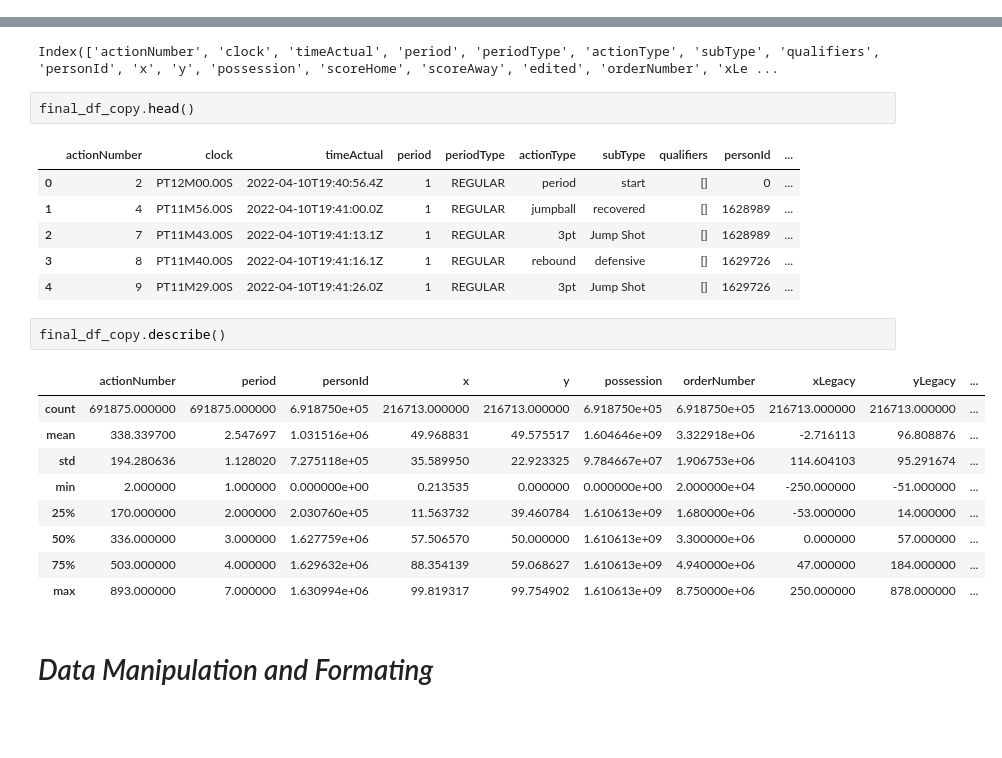
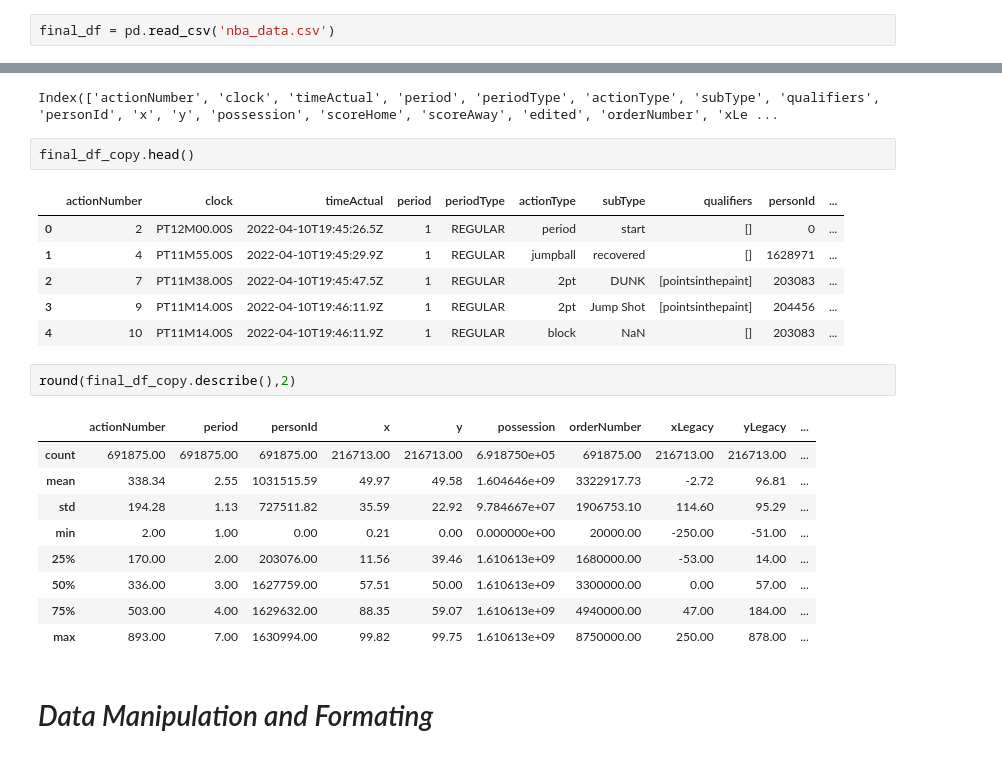
Before and after one commit to zachmort/nba_PBP_analysis, a Jupyter notebook: Season_pbp_20-21.ipynb, the cells around one changed output, grey strips where cells are left out. Saved outputs shown, nothing was run; the diff lists cells and outputs as text; blank space fills up the shorter version.

```diff
--- a/Season_pbp_20-21.ipynb
+++ b/Season_pbp_20-21.ipynb
@@ -97,3 +100,5 @@ print(len(final_df['gameid'].unique()))
+# %%
+final_df = pd.read_csv('nba_data.csv')
 # %% [markdown]
 # Instantiating Data Frame
 # %%
@@ -109,23 +122,23 @@ Index(['actionNumber', 'clock', 'timeActual', 'period', 'periodType', 'actionTyp
 final_df_copy.head()
 # %% [output]
 |  | actionNumber | clock | timeActual | period | periodType | actionType | subType | qualifiers | personId | ... |
-| 0 | 2 | PT12M00.00S | 2022-04-10T19:40:56.4Z | 1 | REGULAR | period | start | [] | 0 | ... |
-| 1 | 4 | PT11M56.00S | 2022-04-10T19:41:00.0Z | 1 | REGULAR | jumpball | recovered | [] | 1628989 | ... |
-| 2 | 7 | PT11M43.00S | 2022-04-10T19:41:13.1Z | 1 | REGULAR | 3pt | Jump Shot | [] | 1628989 | ... |
-| 3 | 8 | PT11M40.00S | 2022-04-10T19:41:16.1Z | 1 | REGULAR | rebound | defensive | [] | 1629726 | ... |
-| 4 | 9 | PT11M29.00S | 2022-04-10T19:41:26.0Z | 1 | REGULAR | 3pt | Jump Shot | [] | 1629726 | ... |
+| 0 | 2 | PT12M00.00S | 2022-04-10T19:45:26.5Z | 1 | REGULAR | period | start | [] | 0 | ... |
+| 1 | 4 | PT11M55.00S | 2022-04-10T19:45:29.9Z | 1 | REGULAR | jumpball | recovered | [] | 1628971 | ... |
+| 2 | 7 | PT11M38.00S | 2022-04-10T19:45:47.5Z | 1 | REGULAR | 2pt | DUNK | [pointsinthepaint] | 203083 | ... |
+| 3 | 9 | PT11M14.00S | 2022-04-10T19:46:11.9Z | 1 | REGULAR | 2pt | Jump Shot | [pointsinthepaint] | 204456 | ... |
+| 4 | 10 | PT11M14.00S | 2022-04-10T19:46:11.9Z | 1 | REGULAR | block | NaN | [] | 203083 | ... |
 # %%
-final_df_copy.describe()
+round(final_df_copy.describe(),2)
 # %% [output]
 |  | actionNumber | period | personId | x | y | possession | orderNumber | xLegacy | yLegacy | ... |
-| count | 691875.000000 | 691875.000000 | 6.918750e+05 | 216713.000000 | 216713.000000 | 6.918750e+05 | 6.918750e+05 | 216713.000000 | 216713.000000 | ... |
-| mean | 338.339700 | 2.547697 | 1.031516e+06 | 49.968831 | 49.575517 | 1.604646e+09 | 3.322918e+06 | -2.716113 | 96.808876 | ... |
-| std | 194.280636 | 1.128020 | 7.275118e+05 | 35.589950 | 22.923325 | 9.784667e+07 | 1.906753e+06 | 114.604103 | 95.291674 | ... |
-| min | 2.000000 | 1.000000 | 0.000000e+00 | 0.213535 | 0.000000 | 0.000000e+00 | 2.000000e+04 | -250.000000 | -51.000000 | ... |
-| 25% | 170.000000 | 2.000000 | 2.030760e+05 | 11.563732 | 39.460784 | 1.610613e+09 | 1.680000e+06 | -53.000000 | 14.000000 | ... |
-| 50% | 336.000000 | 3.000000 | 1.627759e+06 | 57.506570 | 50.000000 | 1.610613e+09 | 3.300000e+06 | 0.000000 | 57.000000 | ... |
-| 75% | 503.000000 | 4.000000 | 1.629632e+06 | 88.354139 | 59.068627 | 1.610613e+09 | 4.940000e+06 | 47.000000 | 184.000000 | ... |
-| max | 893.000000 | 7.000000 | 1.630994e+06 | 99.819317 | 99.754902 | 1.610613e+09 | 8.750000e+06 | 250.000000 | 878.000000 | ... |
+| count | 691875.00 | 691875.00 | 691875.00 | 216713.00 | 216713.00 | 6.918750e+05 | 691875.00 | 216713.00 | 216713.00 | ... |
+| mean | 338.34 | 2.55 | 1031515.59 | 49.97 | 49.58 | 1.604646e+09 | 3322917.73 | -2.72 | 96.81 | ... |
+| std | 194.28 | 1.13 | 727511.82 | 35.59 | 22.92 | 9.784667e+07 | 1906753.10 | 114.60 | 95.29 | ... |
+| min | 2.00 | 1.00 | 0.00 | 0.21 | 0.00 | 0.000000e+00 | 20000.00 | -250.00 | -51.00 | ... |
+| 25% | 170.00 | 2.00 | 203076.00 | 11.56 | 39.46 | 1.610613e+09 | 1680000.00 | -53.00 | 14.00 | ... |
+| 50% | 336.00 | 3.00 | 1627759.00 | 57.51 | 50.00 | 1.610613e+09 | 3300000.00 | 0.00 | 57.00 | ... |
+| 75% | 503.00 | 4.00 | 1629632.00 | 88.35 | 59.07 | 1.610613e+09 | 4940000.00 | 47.00 | 184.00 | ... |
+| max | 893.00 | 7.00 | 1630994.00 | 99.82 | 99.75 | 1.610613e+09 | 8750000.00 | 250.00 | 878.00 | ... |
 # %% [markdown]
 # _Data Manipulation and Formating_
 # %% [markdown]
```
Also changed, not shown: parts of 59 cells of this notebook.
